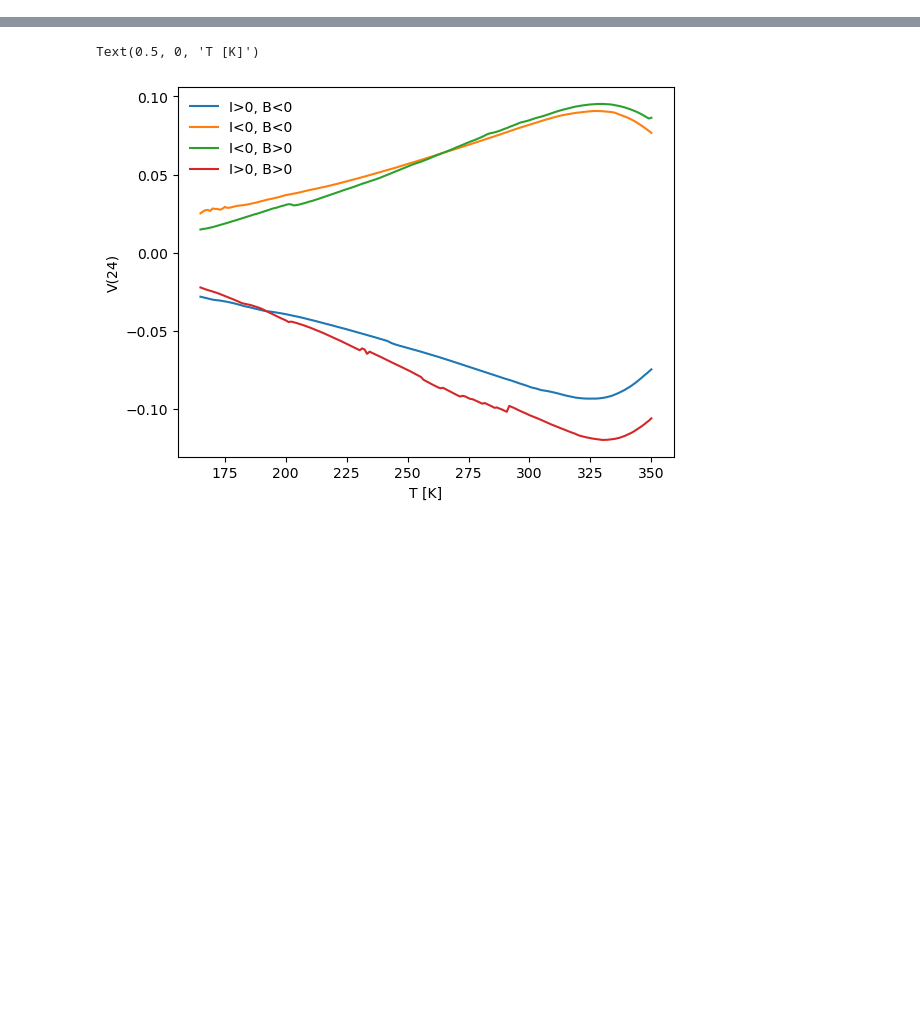
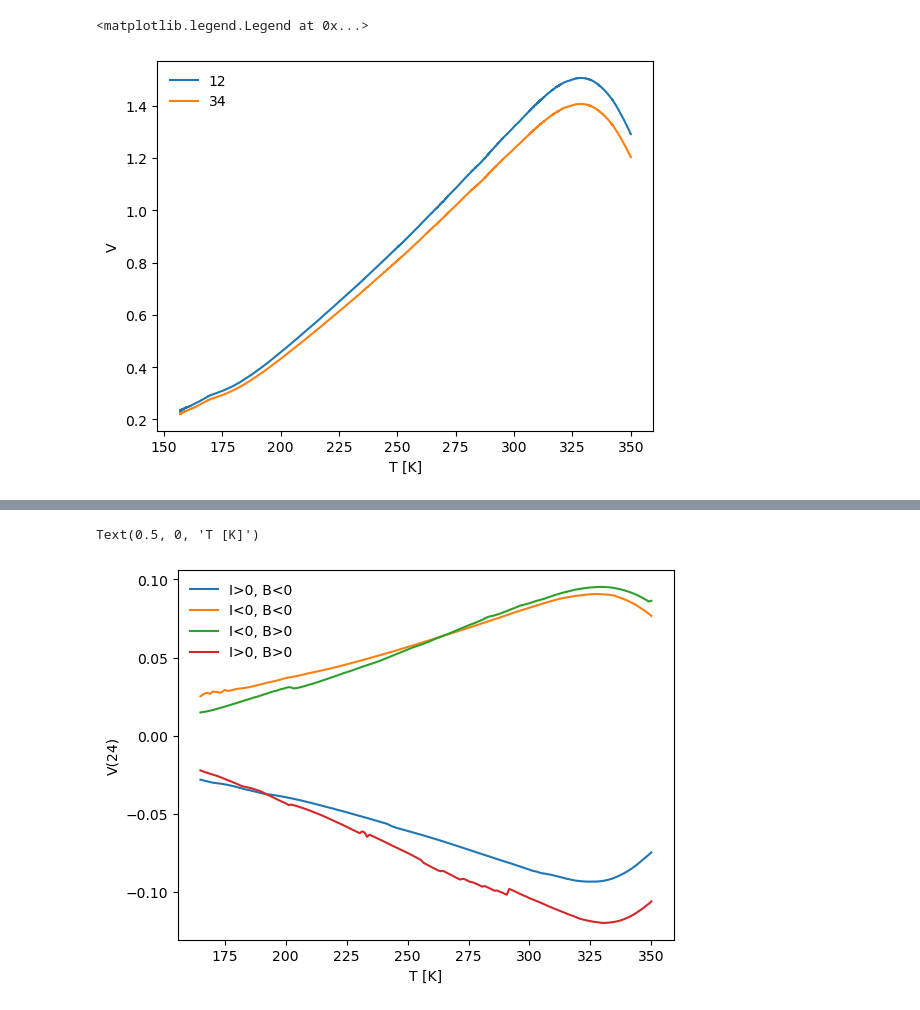
Before and after one commit to jennetd/ss9-hall-effect, a Jupyter notebook: hall-effect.ipynb, the cells around one changed output, grey strips where cells are left out. Saved outputs shown, nothing was run; the diff lists cells and outputs as text; code cells hidden in the pictures; blank space fills up the shorter version.

```diff
--- a/hall-effect.ipynb
+++ b/hall-effect.ipynb
@@ -3,3 +3,25 @@ import pandas as pd
 import numpy as np
 import scipy
 import matplotlib.pyplot as plt
+# %%
+# Resistivity
+
+# Read in data
+#df = pd.read_csv("connor-data/2025-03-04/connor_2025-03-04_1SS9.csv",skiprows=20,header=0)
+df0 = pd.read_csv("2025-03-04/connor_2025-03-04_2SS9.csv",skiprows=20,header=0)
+df0 = pd.concat([df0,pd.read_csv("2025-03-04/connor_2025-03-04_3SS9.csv",skiprows=20,header=0)])
+
+# Slim data by removing extra columns
+df0 = df0.drop(['T_err','MM1_error','MM2_error','MM3_error','MM4_reading','MM4_error'],axis='columns')
+
+# Name columns
+df0.columns = ['t','T','V12','V34','I56']
+# %%
+plt.plot(df0['T'],df0['V12'],label='12')
+plt.plot(df0['T'],df0['V34'],label='34')
+plt.ylabel('V')
+plt.xlabel('T [K]')
+plt.legend(frameon=False)
+# %% [output]
+<matplotlib.legend.Legend at 0x...>
+[figure, added]
```
Also changed, not shown: parts of 9 cells of this notebook, 1 other file.
